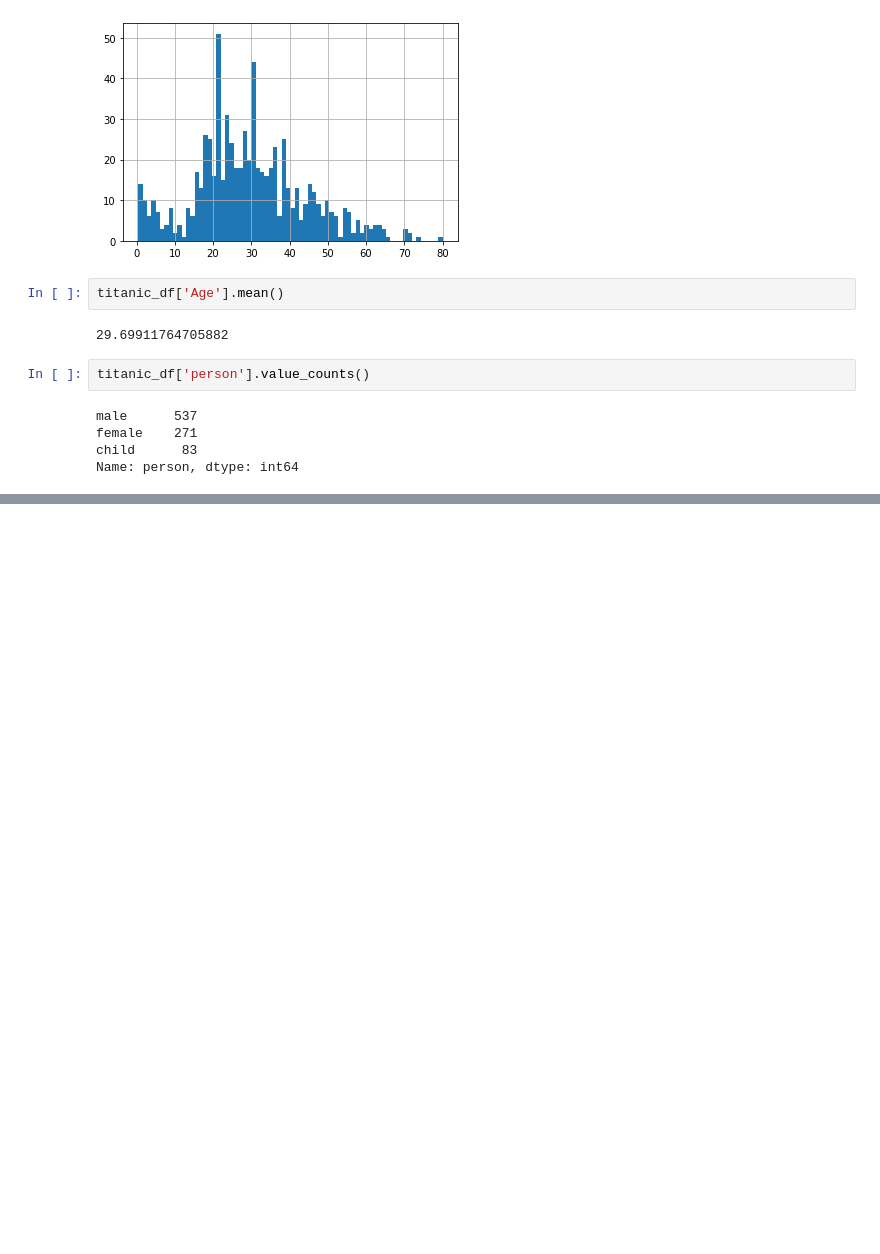
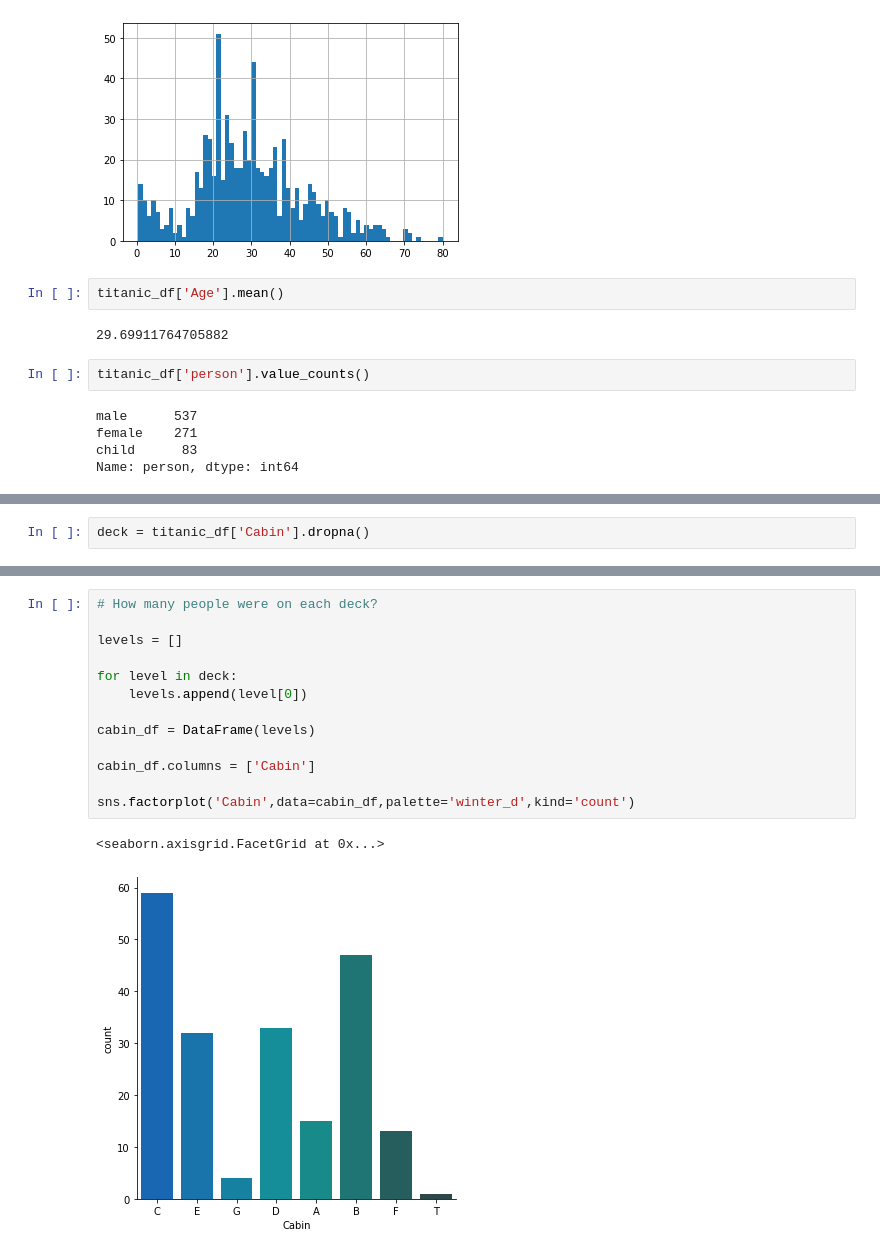
Before and after one commit to locspoc/data_analysis_and_visualisation, a Jupyter notebook: titanic/Titanic Example Project.ipynb, the cells around one changed output, grey strips where cells are left out. Cells and saved outputs as stored; diff of their text form; blank space fills up the shorter version.

```diff
--- a/titanic/Titanic Example Project.ipynb
+++ b/titanic/Titanic Example Project.ipynb
@@ -122,0 +182,2 @@ Name: person, dtype: int64
+# %%
+deck = titanic_df['Cabin'].dropna()
@@ -122,0 +193,16 @@ Name: person, dtype: int64
+# %%
+# How many people were on each deck?
+
+levels = []
+
+for level in deck:
+    levels.append(level[0])
+
+cabin_df = DataFrame(levels)
+
+cabin_df.columns = ['Cabin']
+
+sns.factorplot('Cabin',data=cabin_df,palette='winter_d',kind='count')
+# %% [output]
+<seaborn.axisgrid.FacetGrid at 0x...>
+[figure, added]
```
Also changed, not shown: parts of 14 cells of this notebook.
